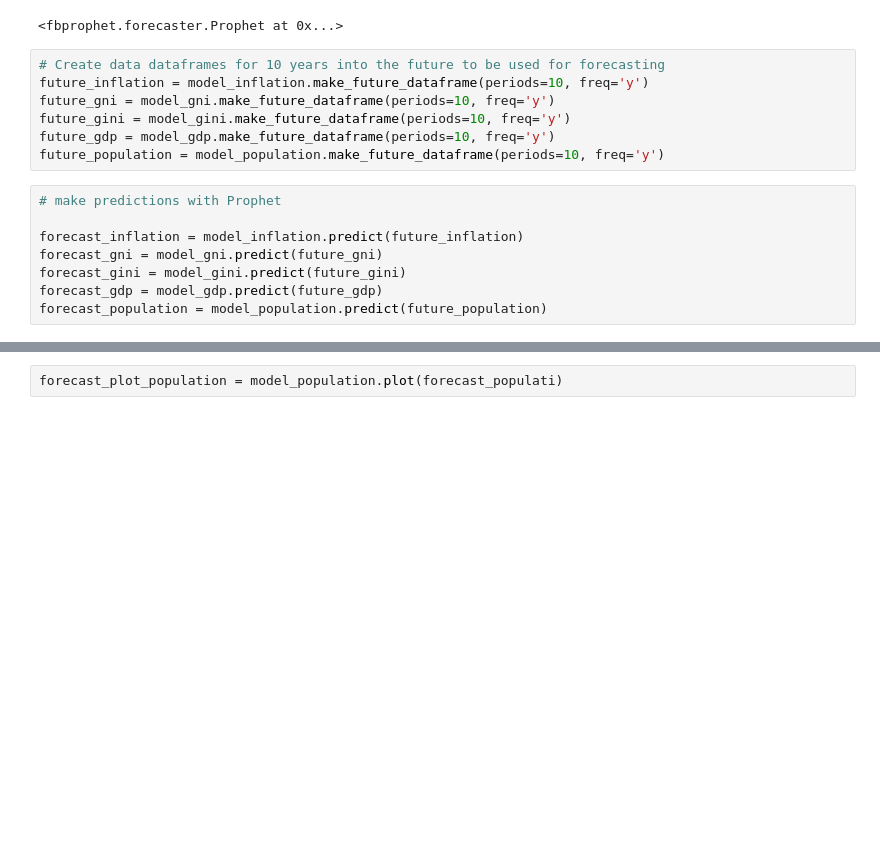
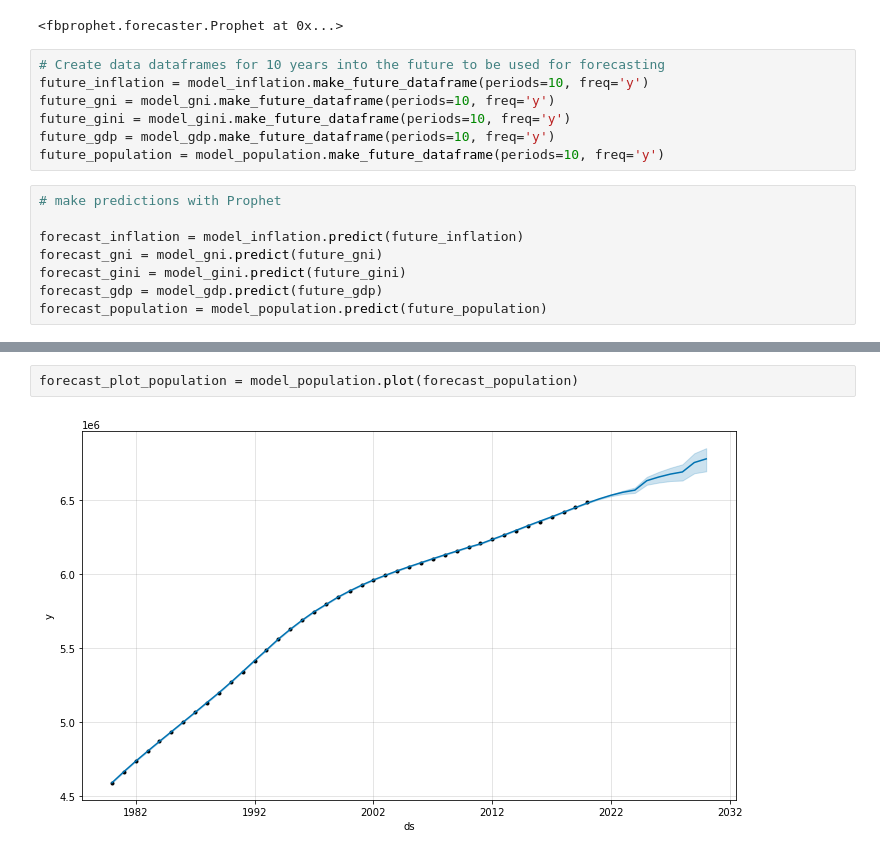
Before and after one commit to talibkateeb/El-Salvador-Financial-Study, a Jupyter notebook: ELSL_Financial_Study.ipynb, the cells around one changed output, grey strips where cells are left out. Cells and saved outputs as stored; diff of their text form; blank space fills up the shorter version.

```diff
--- a/ELSL_Financial_Study.ipynb
+++ b/ELSL_Financial_Study.ipynb
@@ -135,2 +128,4 @@ forecast_plot_gdp = model_gdp.plot(forecast_gdp)
 # %%
-forecast_plot_population = model_population.plot(forecast_populati)
+forecast_plot_population = model_population.plot(forecast_population)
+# %% [output]
+[figure, added]
```
Also changed, not shown: parts of 11 cells of this notebook, 7 other files.
